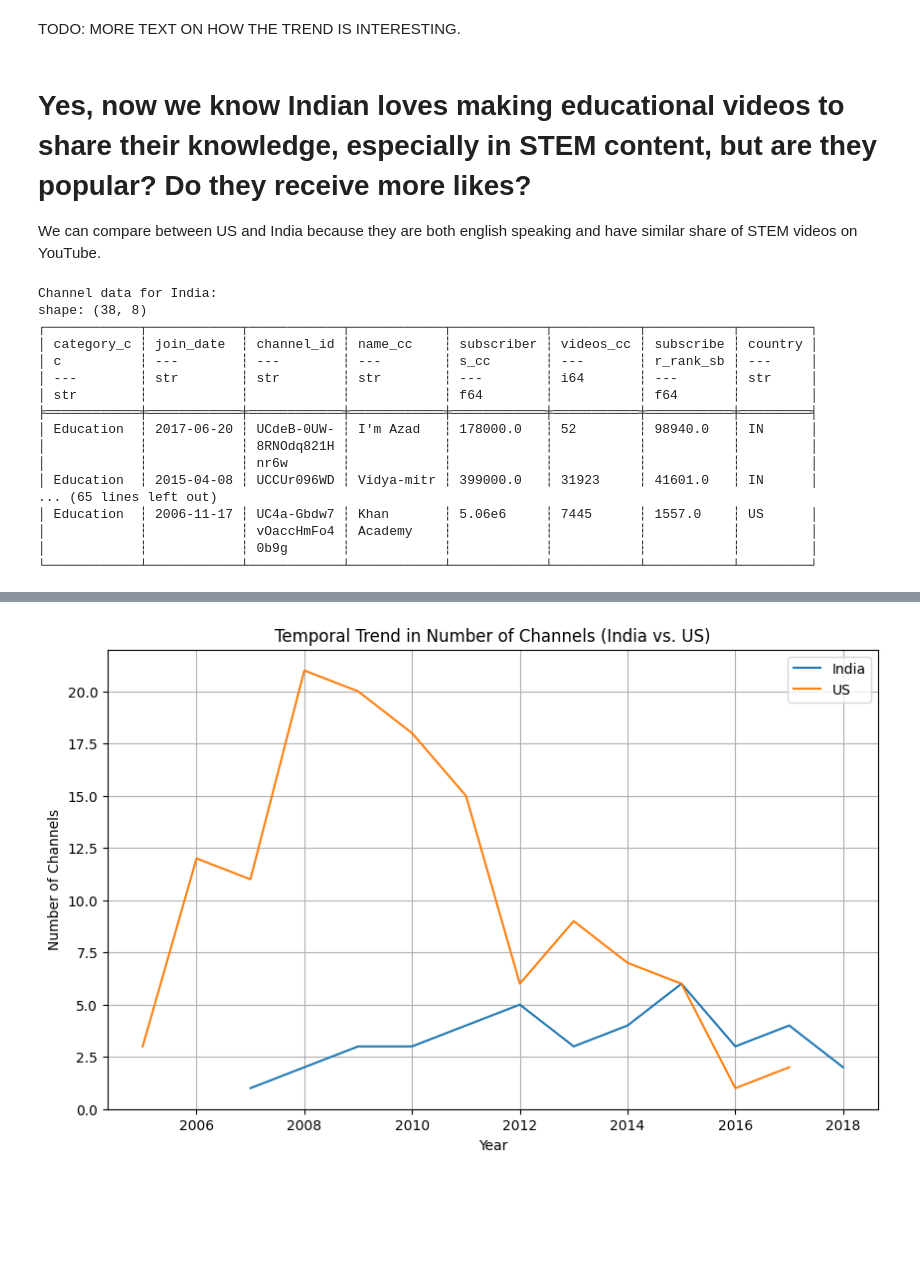
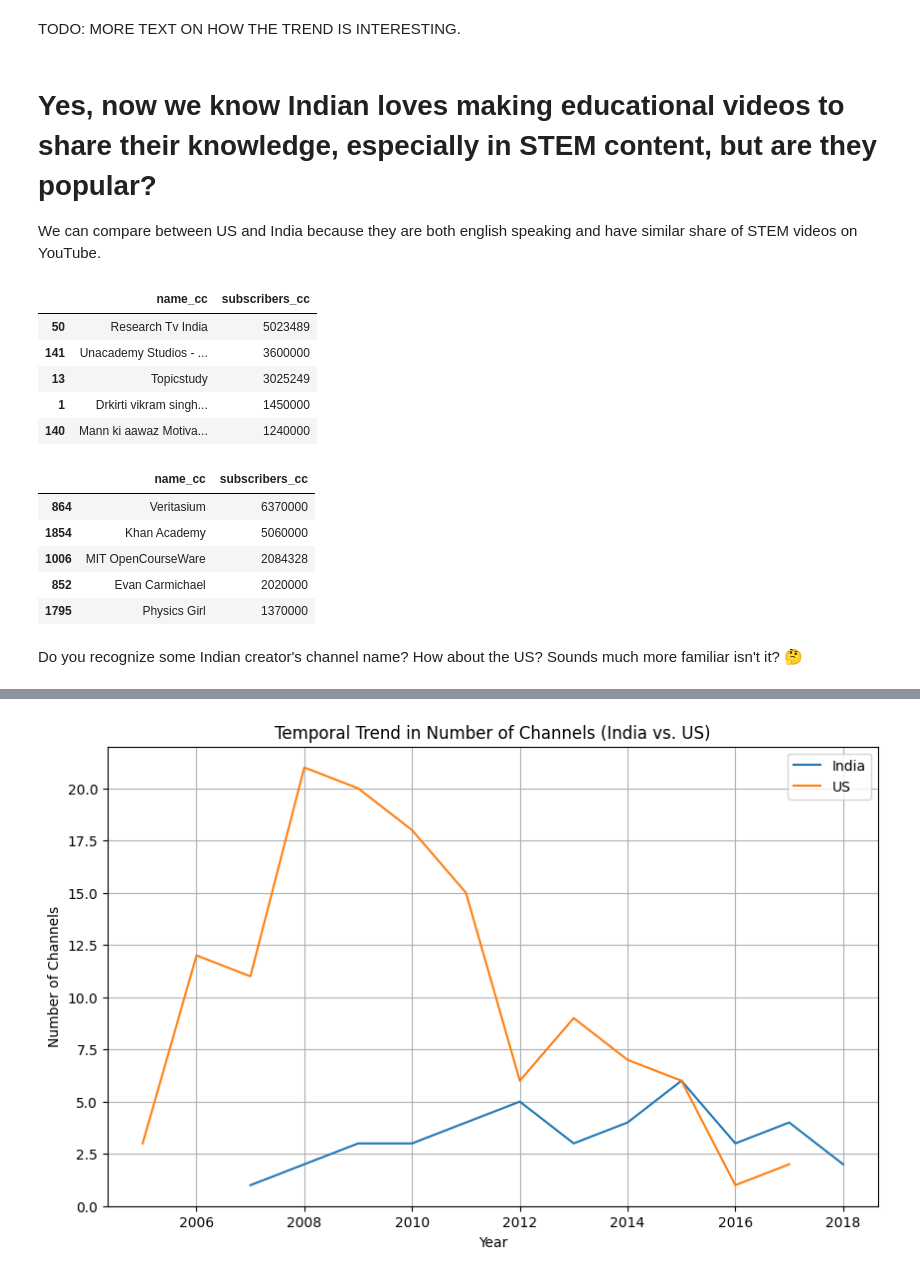
Before and after one commit to epfl-ada/ada-2024-project-adacadabra2048, a Jupyter notebook: result_tmp.ipynb, the cells around one changed output, grey strips where cells are left out. Drawn from its saved outputs; the diff is of its cells as text; code cells hidden in the pictures; blank space fills up the shorter version.

```diff
--- a/result_tmp.ipynb
+++ b/result_tmp.ipynb
@@ -307,54 +316,45 @@ Even in terms of growth rate, we can observe significant peaks for Indians where
 # %% [markdown]
 TODO: MORE TEXT ON HOW THE TREND IS INTERESTING.
 # %% [markdown]
-# Yes, now we know Indian loves making educational videos to share their knowledge, especially in STEM content, but are they popular? Do they receive more likes?
+# Yes, now we know Indian loves making educational videos to share their knowledge, especially in STEM content, but are they popular?
 We can compare between US and India because they are both english speaking and have similar share of STEM videos on YouTube.
 # %%
-# Convert df_channel_edu to a polars DataFrame
-df_channel_edu_pl = pl.from_pandas(df_channel_edu)
-
-# Rename the 'channel' column to 'channel_id' in df_channel_edu_pl
-df_channel_edu_pl = df_channel_edu_pl.rename({"channel": "channel_id"})
+# Rename the 'channel' column to 'channel_id' in df_channel_edu
+df_channel_edu = df_channel_edu.rename(columns={"channel": "channel_id"})
 
 # Filter stem_videos for IN and US separately
-stem_videos_in = stem_videos.filter(pl.col("country") == "IN")
-stem_videos_us = stem_videos.filter(pl.col("country") == "US")
+stem_videos_in = stem_videos[stem_videos["country"] == "IN"]
+stem_videos_us = stem_videos[stem_videos["country"] == "US"]
 
-# Join with df_channel_edu_pl for IN and select desired columns
-merged_df_in = stem_videos_in.join(df_channel_edu_pl, on="channel_id", how="inner")
-merged_df_in = merged_df_in.unique(subset=["channel_id"])  # Make channel_id unique
-merged_df_in = merged_df_in.select(df_channel_edu_pl.columns) # Select only columns from df_channel_edu_pl
+# Columns to keep from df_channel_edu
+columns_to_keep_from_edu = ['channel_id', 'category_cc', 'join_date', 'name_cc', 'subscribers_cc', 'videos_cc', 'subscriber_rank_sb', 'country']
 
-# Join with df_channel_edu_pl for US and select desired columns
-merged_df_us = stem_videos_us.join(df_channel_edu_pl, on="channel_id", how="inner")
-merged_df_us = merged_df_us.unique(subset=["channel_id"])  # Make channel_id unique
-merged_df_us = merged_df_us.select(df_channel_edu_pl.columns) # Select only columns from df_channel_edu_pl
+# Join with df_channel_edu for IN and select desired columns
+merged_df_in = stem_videos_in[['channel_id']].merge(df_channel_edu[columns_to_keep_from_edu], on="channel_id", how="inner")
+merged_df_in = merged_df_in.drop_duplicates(subset=["channel_id"])  # Make channel_id unique
 
-# Now you have two separate DataFrames with unique channel_ids and desired columns:
-# merged_df_in: Contains channel data for India
-# merged_df_us: Contains channel data for US
-
-# Display the DataFrames (optional)
-print("Channel data for India:")
-print(merged_df_in)
-
-print("\nChannel data for US:")
-print(merged_df_us)
+# Join with df_channel_edu for US and select desired columns
+merged_df_us = stem_videos_us[['channel_id']].merge(df_channel_edu[columns_to_keep_from_edu], on="channel_id", how="inner")
+merged_df_us = merged_df_us.drop_duplicates(subset=["channel_id"])  # Make channel_id unique
-# %% [output]
-Channel data for India:
-shape: (38, 8)
-┌────────────┬────────────┬────────────┬────────────┬────────────┬───────────┬───────────┬─────────┐
-│ category_c ┆ join_date  ┆ channel_id ┆ name_cc    ┆ subscriber ┆ videos_cc ┆ subscribe ┆ country │
-│ c          ┆ ---        ┆ ---        ┆ ---        ┆ s_cc       ┆ ---       ┆ r_rank_sb ┆ ---     │
-│ ---        ┆ str        ┆ str        ┆ str        ┆ ---        ┆ i64       ┆ ---       ┆ str     │
-│ str        ┆            ┆            ┆            ┆ f64        ┆           ┆ f64       ┆         │
-╞════════════╪════════════╪════════════╪════════════╪════════════╪═══════════╪═══════════╪═════════╡
-│ Education  ┆ 2017-06-20 ┆ UCdeB-0UW- ┆ I'm Azad   ┆ 178000.0   ┆ 52        ┆ 98940.0   ┆ IN      │
-│            ┆            ┆ 8RNOdq821H ┆            ┆            ┆           ┆           ┆         │
-│            ┆            ┆ nr6w       ┆            ┆            ┆           ┆           ┆         │
-│ Education  ┆ 2015-04-08 ┆ UCCUr096WD ┆ Vidya-mitr ┆ 399000.0   ┆ 31923     ┆ 41601.0   ┆ IN      │
-... (65 lines left out)
-│ Education  ┆ 2006-11-17 ┆ UC4a-Gbdw7 ┆ Khan       ┆ 5.06e6     ┆ 7445      ┆ 1557.0    ┆ US      │
-│            ┆            ┆ vOaccHmFo4 ┆ Academy    ┆            ┆           ┆           ┆         │
-│            ┆            ┆ 0b9g       ┆            ┆            ┆           ┆           ┆         │
-└────────────┴────────────┴────────────┴────────────┴────────────┴───────────┴───────────┴─────────┘
+# %%
+top_5_in = merged_df_in.sort_values('subscribers_cc', ascending=False).head(5)
+top_5_in[['name_cc', 'subscribers_cc']]
+# %% [output]
+|  | name_cc | subscribers_cc |
+| 50 | Research Tv India | 5023489 |
+| 141 | Unacademy Studios - ... | 3600000 |
+| 13 | Topicstudy | 3025249 |
+| 1 | Drkirti vikram singh... | 1450000 |
+| 140 | Mann ki aawaz Motiva... | 1240000 |
+# %%
+top_5_us = merged_df_us.sort_values('subscribers_cc', ascending=False).head(5)
+top_5_us[['name_cc', 'subscribers_cc']]
+# %% [output]
+|  | name_cc | subscribers_cc |
+| 864 | Veritasium | 6370000 |
+| 1854 | Khan Academy | 5060000 |
+| 1006 | MIT OpenCourseWare | 2084328 |
+| 852 | Evan Carmichael | 2020000 |
+| 1795 | Physics Girl | 1370000 |
+# %% [markdown]
+Do you recognize some Indian creator's channel name? How about the US? Sounds much more familiar isn't it? 🤔
```
Also changed, not shown: parts of 20 cells of this notebook.
